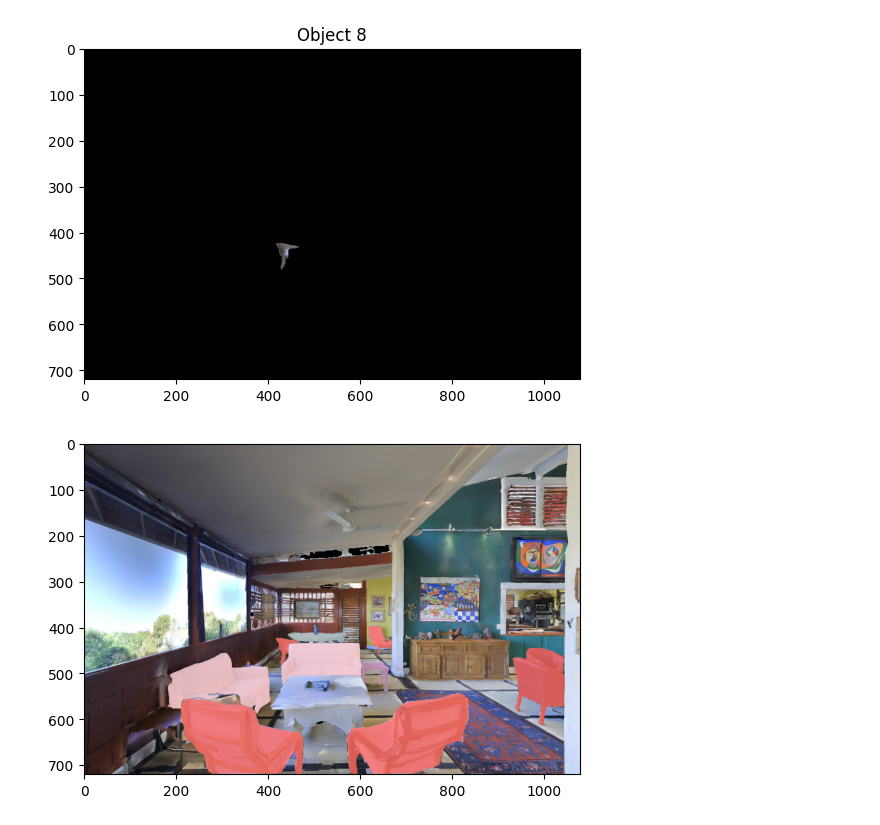
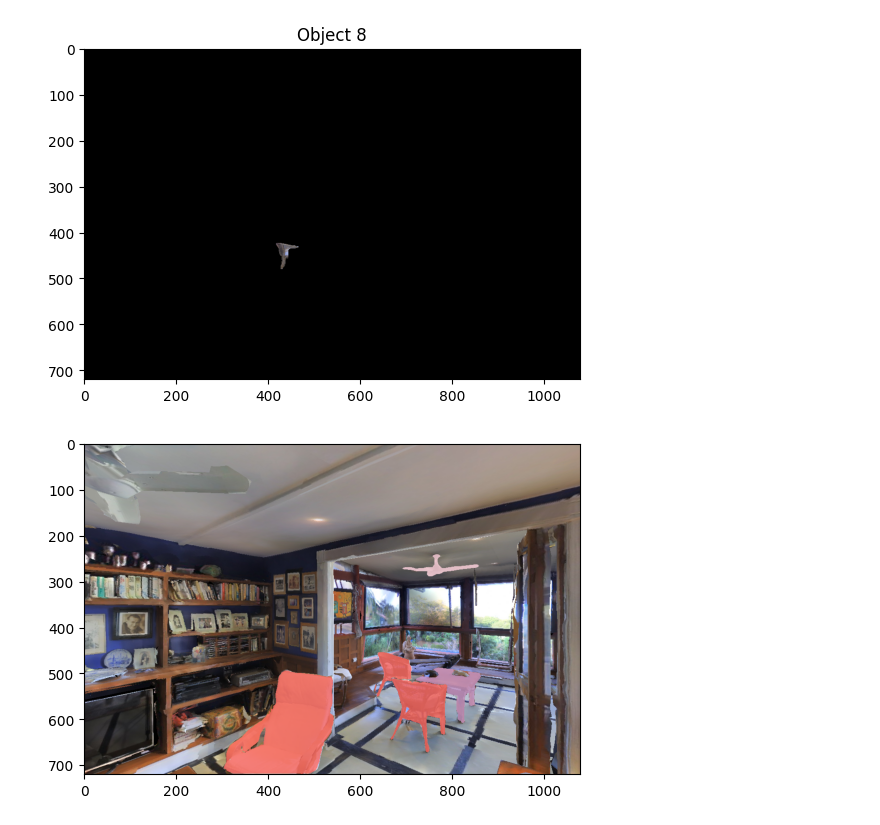
Before and after one commit to Smart-Wheelchair-RRC/instance-map, a Jupyter notebook: Instance_Map.ipynb, the cells around one changed output. Drawn from its saved outputs; the diff is of its cells as text; code cells hidden in the pictures.

```diff
--- a/Instance_Map.ipynb
+++ b/Instance_Map.ipynb
@@ -131,9 +133,11 @@ for i, img_file in enumerate(tqdm(img_files)):
     image = transform(raw_image).unsqueeze(0).to(device)
 
     ram_tags = inference(image, ram_model)[0]
-    ram_tags = ram_tags.split(' | ')
-    ram_tags = list(set(ram_tags) & set(req_tags))
-    ram_tags = " . ".join(str(tag) for tag in ram_tags)
+    ram_tags = ram_tags.split(' | ') # Split the tags
+    ram_tags = [tag.split() for tag in ram_tags] # Split the tags into words
+    ram_tags = [item for sublist in ram_tags for item in sublist] # Flatten the list
+    ram_tags = list(set(ram_tags) & set(req_tags)) # Get the intersection of the tags
+    ram_tags = " . ".join(str(tag) for tag in ram_tags) # Join the tags with a period
     # print(ram_tags)
 
     # Add the img_path and ram_tags to the dictionary
@@ -434,7 +428,7 @@ for obj_index, obj_data in objs.items():
 
 from torchvision.utils import draw_segmentation_masks
 
-img_id = 'JmbYfDe2QKZ_1'
+img_id = 'JmbYfDe2QKZ_120'
 
 # Load the image
 img_path = img_dict[img_id]['img_path']
@@ -443,18 +437,6 @@ img = Image.open(img_path)  # Load with PIL to avoid needing to convert color sp
 transform = transforms.Compose([transforms.ToTensor()])
 img_tensor = transform(img)
 img_tensor = (img_tensor * 255).byte()
-
-# List of phrases and corresponding colors
-req_tags = ['chair', 'armchair', 'clock', 'closet', 'stool', 'table', 'couch']
-colors = [
-    (255, 105, 97),  # Pastel Red
-    (255, 179, 71),  # Pastel Orange
-    (253, 253, 150),  # Pastel Yellow
-    (119, 221, 119),  # Pastel Green
-    (203, 153, 201),  # Pastel Purple
-    (174, 198, 207),  # Pastel Blue
-    (255, 209, 220),  # Pastel Pink
-]
 
 masks = []
 mask_colors = []
@@ -463,31 +445,31 @@ objs = img_dict[img_id]['objs']
 
 for obj_index, obj_data in objs.items():
     mask = obj_data['mask']
 
     phrase = obj_data['phrase']
     phrase = phrase.split()[0] #Use only the first phrase
 
     # If the mask isn't a numpy array, convert it to one
     if not isinstance(mask, np.ndarray):
         mask = mask.numpy()
 
     # Add the mask to the list of masks
     masks.append(mask)
     #Cheeck the color for the mask and add it to the list
     color = colors[req_tags.index(phrase)]
     mask_colors.append(color)
 
 # Convert the masks to a boolean tensor
 masks_tensor = torch.tensor(masks, dtype=torch.bool)
 
 # Draw all masks on the image
 result = draw_segmentation_masks(img_tensor, masks_tensor, colors=mask_colors)
 
 # Convert the result tensor back to a PIL image, transpose the dimensions back to H,W,C for PIL
 result_img = Image.fromarray(result.permute(1, 2, 0).byte().cpu().numpy())
 
 # Display the image with all masks
 plt.imshow(result_img)
 plt.show()
 # %% [output]
-[figure, old version]
+[figure, new version]
```
Also changed, not shown: parts of 10 cells of this notebook, 1 other file.
